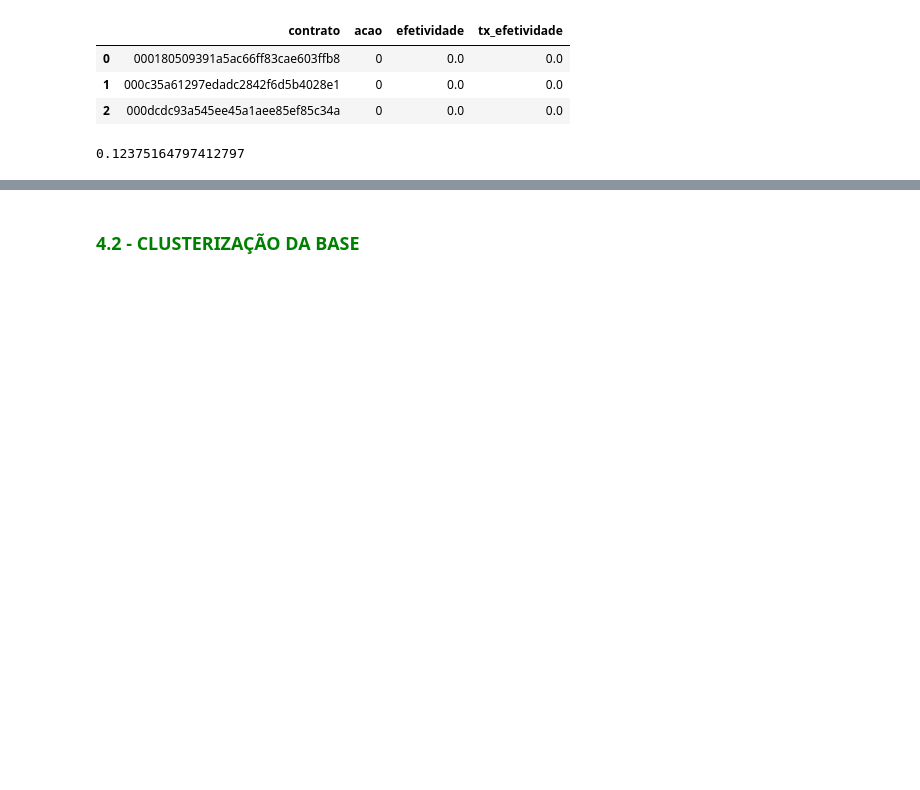
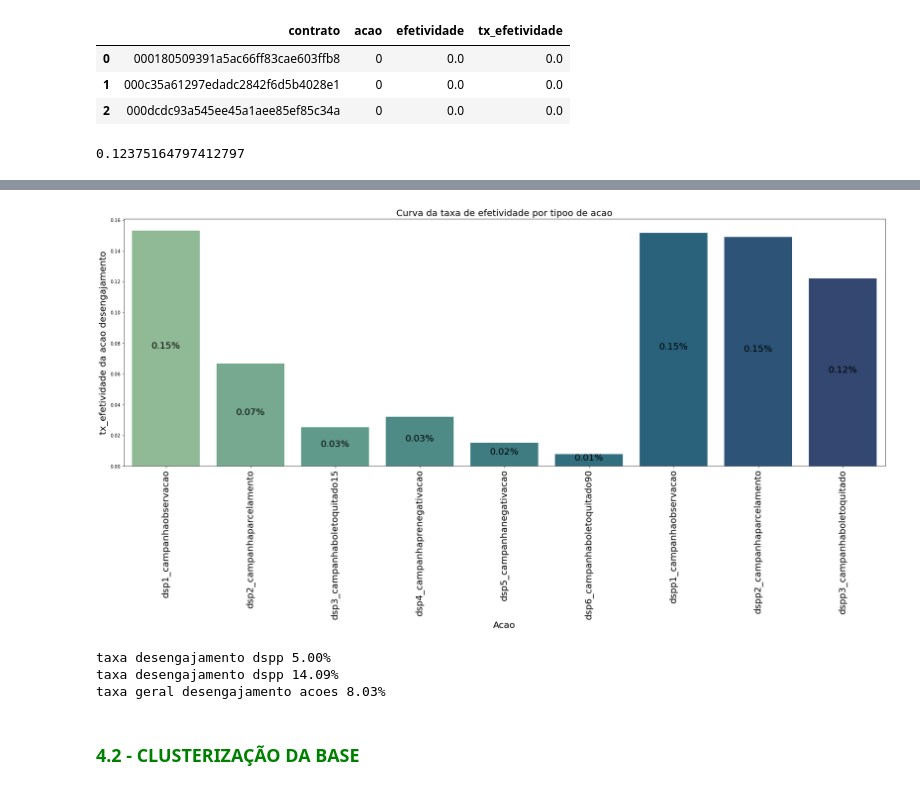
Before and after one commit to Robisonnunes/DC2022_robison_nunes, a Jupyter notebook: data_analysis_dc22_Robison_Nunes.ipynb, the cells around one changed output, grey strips where cells are left out. Cells and saved outputs as stored; diff of their text form; code cells hidden in the pictures; blank space fills up the shorter version.

```diff
--- a/data_analysis_dc22_Robison_Nunes.ipynb
+++ b/data_analysis_dc22_Robison_Nunes.ipynb
@@ -897,3 +900,57 @@ p_campanha['tx_efet_campanha'].mean()
+# %%
+#DESENGAJAMENTO BASE LINE
+
+#Criacao da base de dados para o gráfico
+df= df[(df['acao_y']>5) & (df['acao_y']<22)]
+
+# Aqui foram criados as bases separadas para fazer o merge
+campanhas_d = df.groupby(by=['acao2'])['acao_x'].count()
+campanhas_d = pd.DataFrame(campanhas_d)
+campanhas_d['acao_2'] = campanhas_d.index
+campanhas_d = campanhas_d[['acao_2', 'acao_x']]
+
+efet_campanha_d = df.groupby(by=['acao2'])['efetividade'].sum()
+efet_campanha_d = pd.DataFrame(efet_campanha_d)
+efet_campanha_d['acao_2'] = efet_campanha_d.index
+efet_campanha_d = efet_campanha_d[['acao_2', 'efetividade']]
+
+p_campanha_d = campanhas_d.merge(efet_campanha_d, how='left', on='acao_2')
+p_campanha_d['tx_efet_campanha'] = p_campanha_d['efetividade'] / p_campanha_d['acao_x']
+p_campanha_d = p_campanha_d.fillna(0)
+p_campanha_d.sort_values(by='acao_2', inplace=True, ascending=True)
+
+fig,ax = plt.subplots(figsize=(30,10))
+sns.barplot(x= p_campanha_d['acao_2'] , y=p_campanha_d['tx_efet_campanha'],
+                data=p_campanha_d , ax=ax, palette='crest')
+
+ax.set_title('Curva da taxa de efetividade por tipoo de acao', fontsize=20)
+ax.set_xlabel('Acao',fontsize=20)
+ax.set_ylabel('tx_efetividade da acao desengajamento',fontsize=20)
+
+for p in ax.patches:
+        width = p.get_width()
+        height = p.get_height()
+        x ,y = p.get_xy()
+        ax.annotate('{:.2f}%'.format(height), (x + width/2, y + height*.5), ha='center', fontsize=20)
+
+plt.xticks(fontsize=20, rotation = 90)
+plt.show()
+# %% [output]
+[figure, added]
+# %%
+tx_dsp_d = p_campanha_d['tx_efet_campanha'].iloc[:6]
+tx_dsp_d = tx_dsp_d.mean()
+tx_dspp_d = p_campanha_d['tx_efet_campanha'].iloc[6:]
+tx_dspp_d = tx_dspp_d.mean()
+tx_geral_d = p_campanha_d['tx_efet_campanha'].mean()
+
+print('taxa desengajamento dspp {:.2f}%'.format(tx_dsp_d *100))
+print('taxa desengajamento dspp {:.2f}%'.format(tx_dspp_d *100))
+print('taxa geral desengajamento acoes {:.2f}%'.format(tx_geral_d*100))
+# %% [output]
+taxa desengajamento dspp 5.00%
+taxa desengajamento dspp 14.09%
+taxa geral desengajamento acoes 8.03%
 # %% [markdown]
 ### <font color=green>  4.2 -  CLUSTERIZAÇÃO DA BASE</font>
 # %%
```
Also changed, not shown: parts of 47 cells of this notebook, 8 other files.
